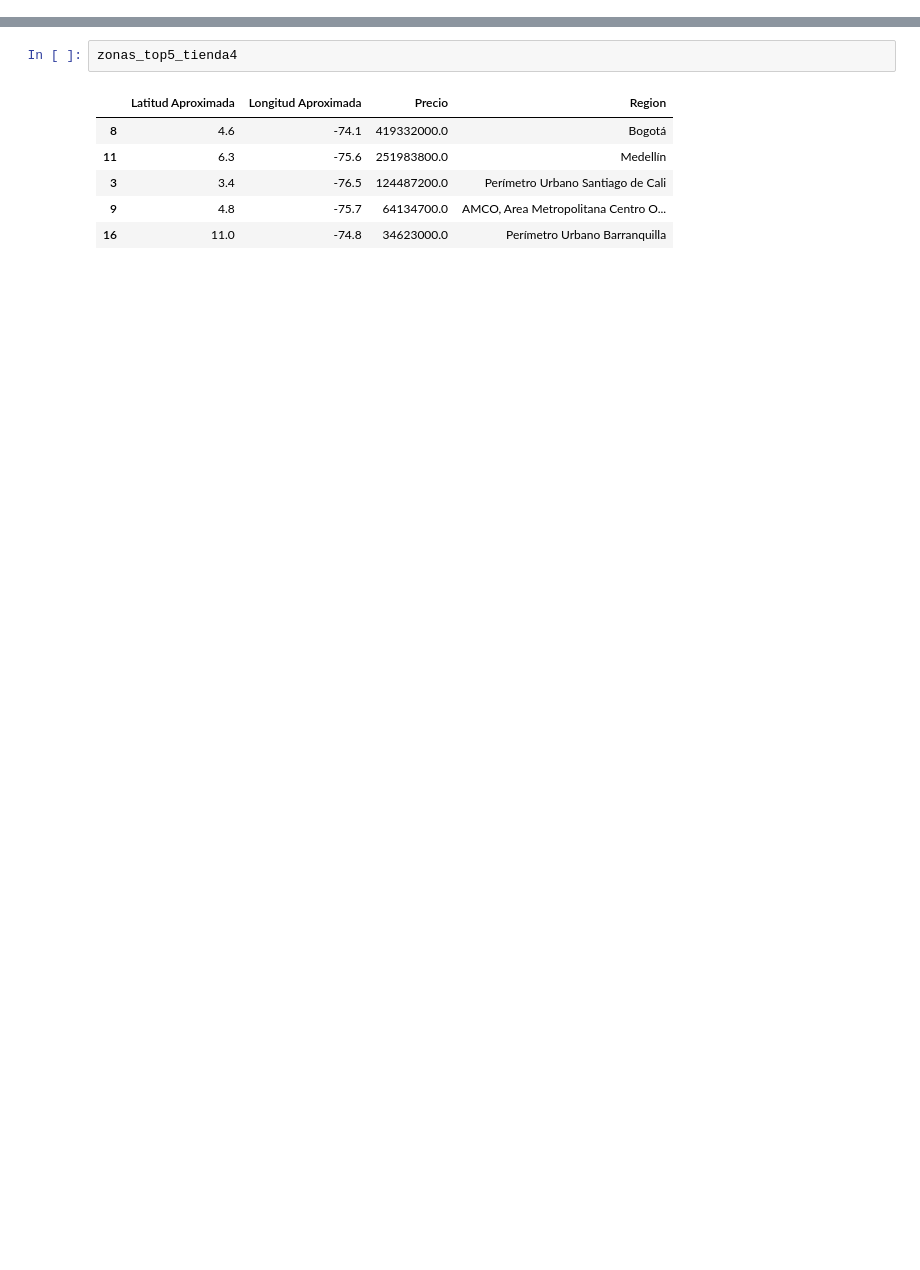
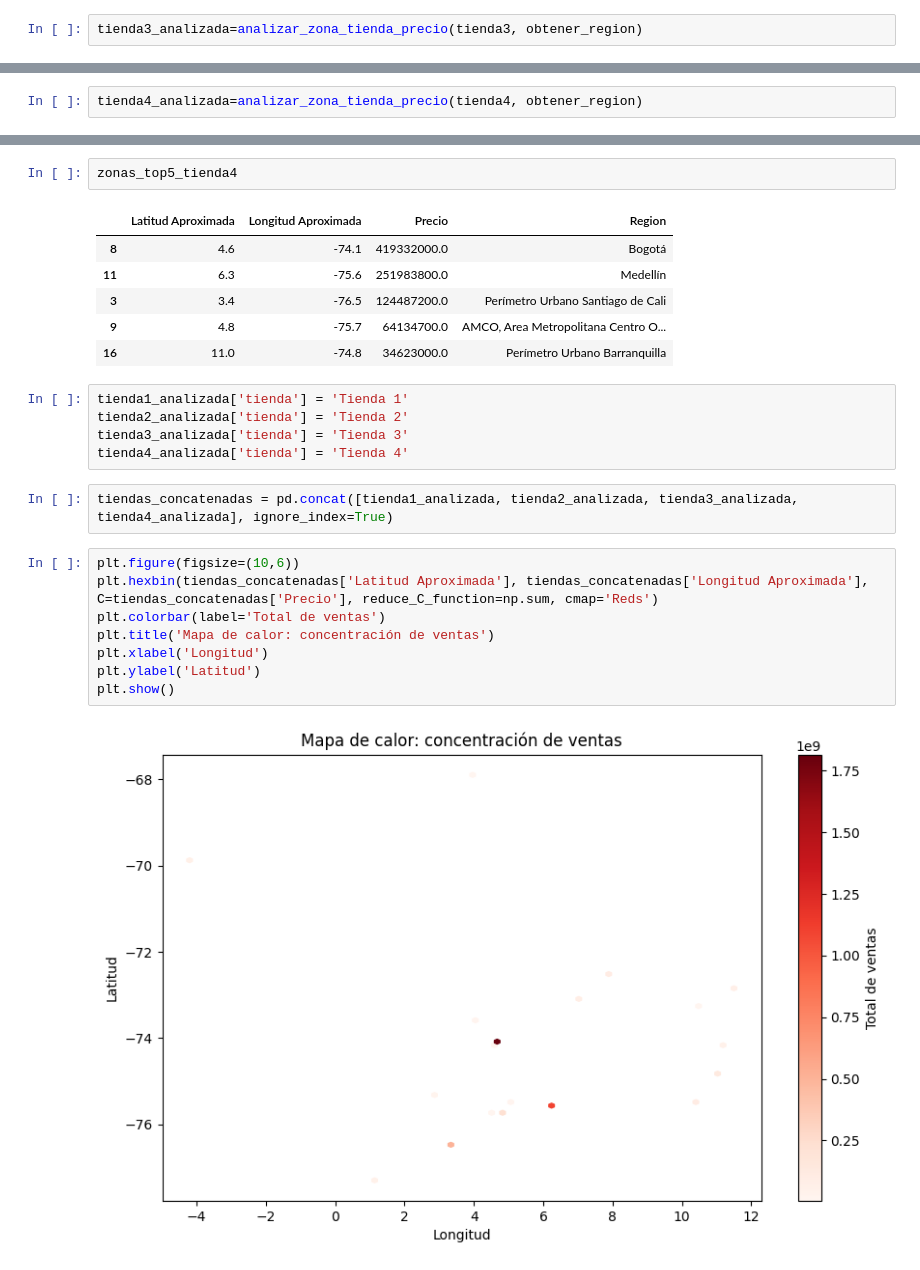
Before and after one commit to yaramirezte/Python-para-Data-Science-Challenge-AluraStore, a Jupyter notebook: AluraStoreLatam.ipynb, the cells around one changed output, grey strips where cells are left out. Saved outputs shown, nothing was run; the diff lists cells and outputs as text; blank space fills up the shorter version.

Commit message:
probando mapas

```diff
--- a/AluraStoreLatam.ipynb
+++ b/AluraStoreLatam.ipynb
@@ -724,0 +763,2 @@ def obtener_region(lat, lon, usar_cache=True):
+# %%
+tienda3_analizada=analizar_zona_tienda_precio(tienda3, obtener_region)
@@ -724,0 +768,2 @@ def obtener_region(lat, lon, usar_cache=True):
+# %%
+tienda4_analizada=analizar_zona_tienda_precio(tienda4, obtener_region)
@@ -828,3 +906,20 @@ zonas_top5_tienda4
 | 3 | 3.4 | -76.5 | 124487200.0 | Perímetro Urbano Santiago de Cali |
 | 9 | 4.8 | -75.7 | 64134700.0 | AMCO, Area Metropolitana Centro O... |
 | 16 | 11.0 | -74.8 | 34623000.0 | Perímetro Urbano Barranquilla |
+# %%
+tienda1_analizada['tienda'] = 'Tienda 1'
+tienda2_analizada['tienda'] = 'Tienda 2'
+tienda3_analizada['tienda'] = 'Tienda 3'
+tienda4_analizada['tienda'] = 'Tienda 4'
+# %%
+tiendas_concatenadas = pd.concat([tienda1_analizada, tienda2_analizada, tienda3_analizada, tienda4_analizada], ignore_index=True)
+# %%
+plt.figure(figsize=(10,6))
+plt.hexbin(tiendas_concatenadas['Latitud Aproximada'], tiendas_concatenadas['Longitud Aproximada'], C=tiendas_concatenadas['Precio'], reduce_C_function=np.sum, cmap='Reds')
+plt.colorbar(label='Total de ventas')
+plt.title('Mapa de calor: concentración de ventas')
+plt.xlabel('Longitud')
+plt.ylabel('Latitud')
+plt.show()
+# %% [output]
+[figure, added]
```
Also changed, not shown: parts of 17 cells of this notebook.
